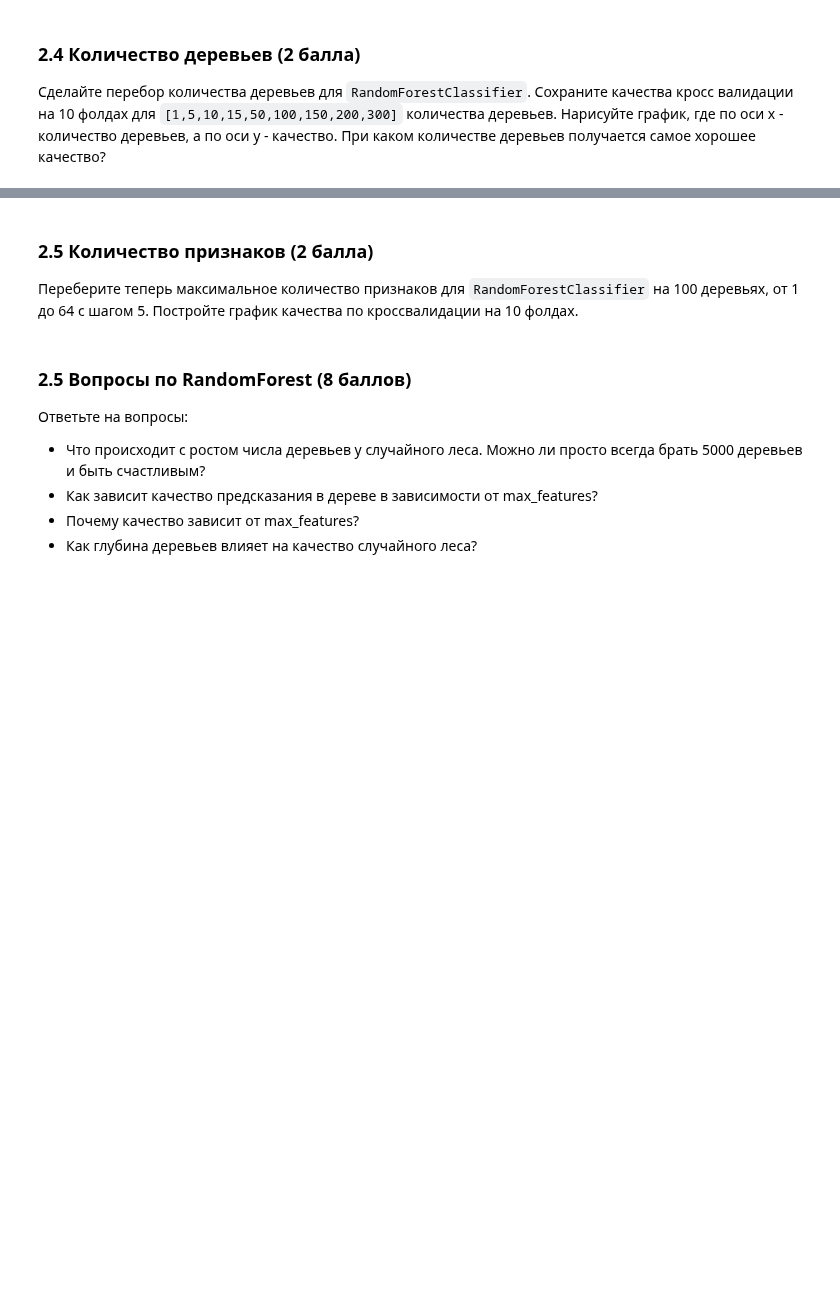
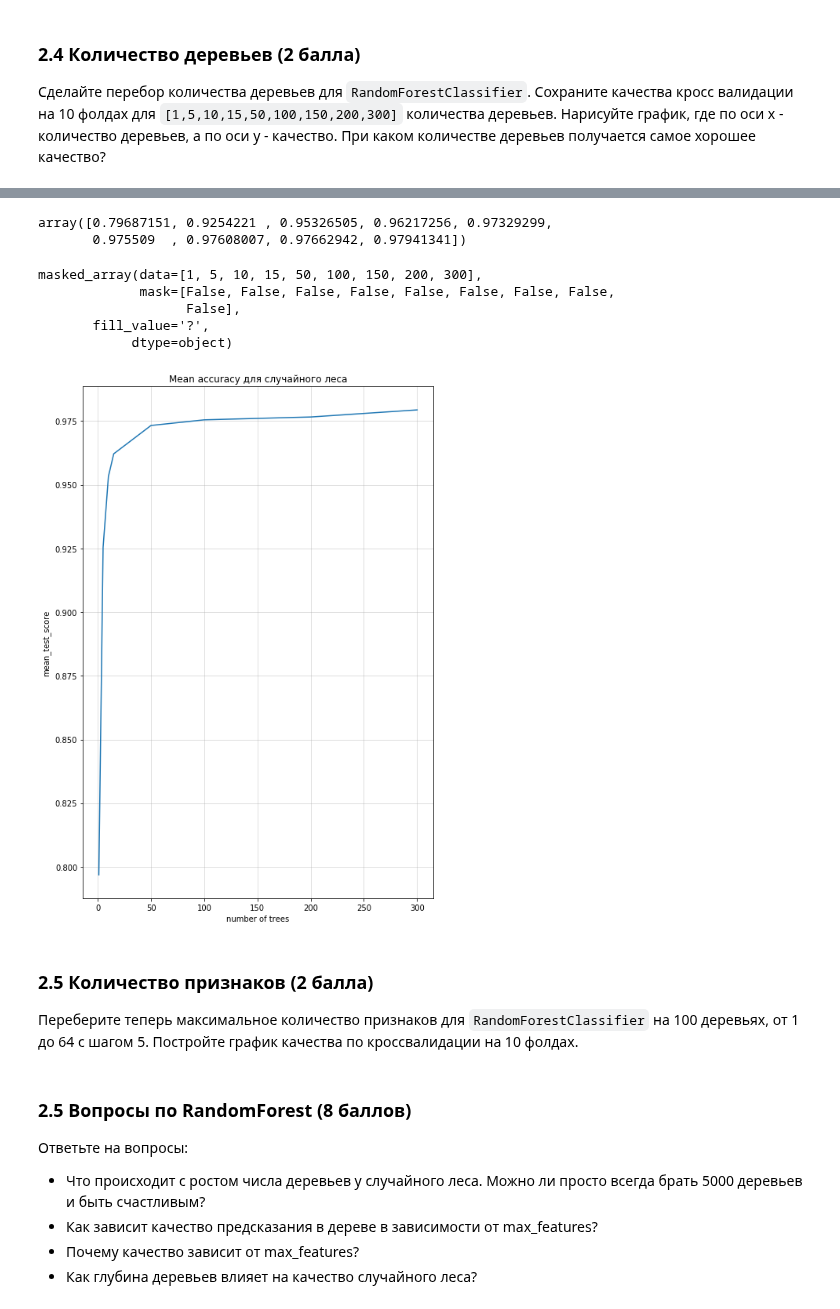
Before and after one commit to D7nis/Course-ML-Classic, a Jupyter notebook: Practice/8. Решающие деревья/08-decision-trees_DDA.ipynb, the cells around one changed output, grey strips where cells are left out. Saved outputs shown, nothing was run; the diff lists cells and outputs as text; code cells hidden in the pictures; blank space fills up the shorter version.

```diff
--- a/Practice/8. Решающие деревья/08-decision-trees_DDA.ipynb
+++ b/Practice/8. Решающие деревья/08-decision-trees_DDA.ipynb
@@ -91,3 +376,11 @@
 ### 2.4 Количество деревьев (2 балла)
 
 Сделайте перебор количества деревьев для `RandomForestClassifier`. Сохраните качества кросс валидации на 10 фолдах для `[1,5,10,15,50,100,150,200,300]` количества деревьев. Нарисуйте график, где по оси x - количество деревьев, а по оси y - качество. При каком количестве деревьев получается самое хорошее качество?
+# %%
+cv = KFold(n_splits=10, shuffle=True, random_state=42)
+params = {
+            "n_estimators": [1,5,10,15,50,100,150,200,300]
+         }
+search = GridSearchCV(RandomForestClassifier(), params, cv=cv, verbose=0,n_jobs=2,scoring='accuracy')
+
+%time search.fit(X, y)
@@ -94,3 +431,26 @@
+# %%
+search.cv_results_['mean_test_score']
+# %% [output]
+array([0.79687151, 0.9254221 , 0.95326505, 0.96217256, 0.97329299,
+       0.975509  , 0.97608007, 0.97662942, 0.97941341])
+# %%
+search.cv_results_['param_n_estimators']
+# %% [output]
+masked_array(data=[1, 5, 10, 15, 50, 100, 150, 200, 300],
+             mask=[False, False, False, False, False, False, False, False,
+                   False],
+       fill_value='?',
+            dtype=object)
+# %%
+fig, ax = plt.subplots(figsize=(8, 12))
+plt.title('Mean accuracy для случайного леса')
+ax.set_xlabel('number of trees')
+ax.set_ylabel('mean_test_score')
+
+plt.grid(alpha=0.5)
+sns.lineplot(x=search.cv_results_['param_n_estimators'], y=search.cv_results_['mean_test_score']);
+# %% [output]
+[figure, added]
 # %% [markdown]
 ### 2.5 Количество признаков  (2 балла)
 
```
Also changed, not shown: parts of 42 cells of this notebook, 1 other file.
